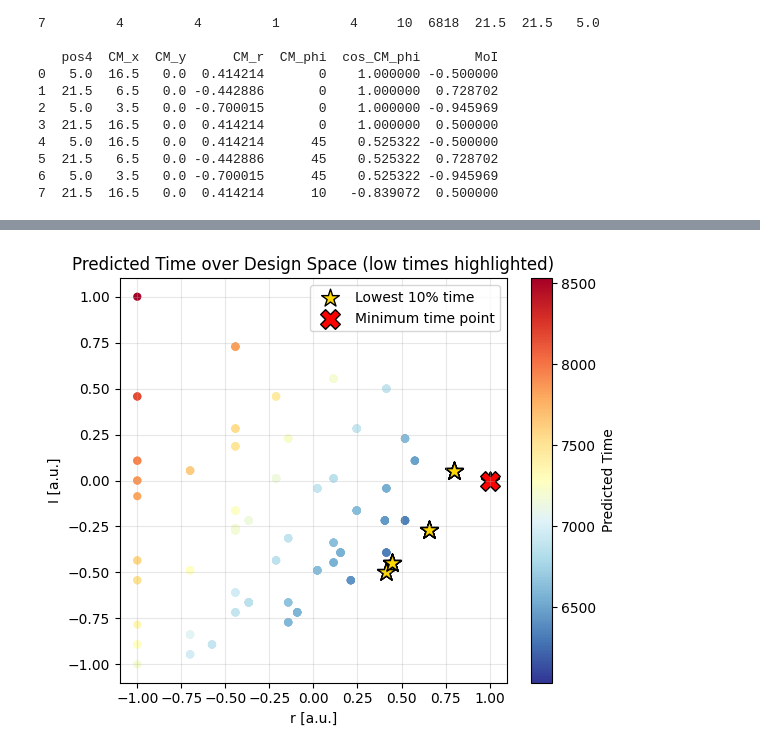
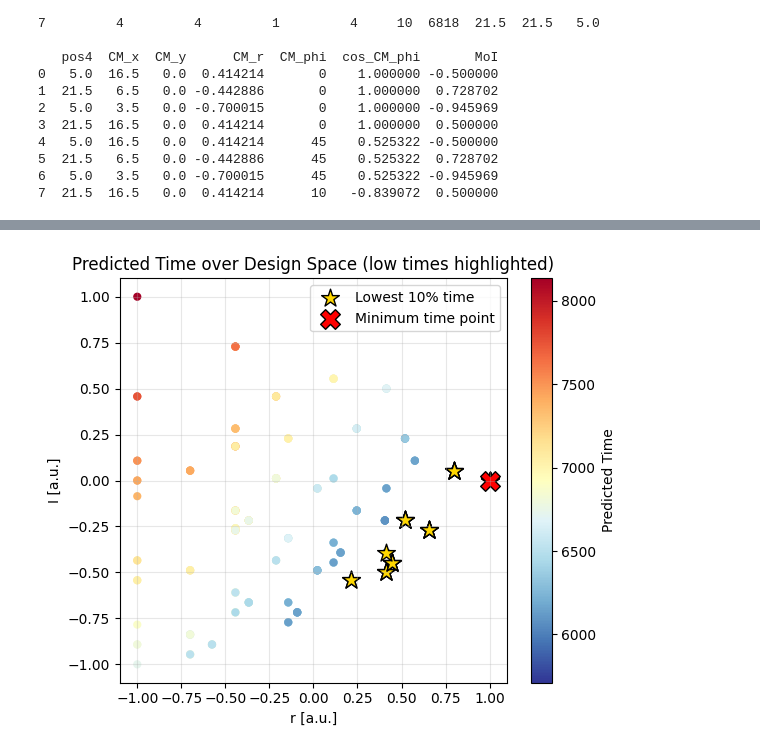
Before and after one commit to Fantastic-Fabian/Doe, a Jupyter notebook: Project.ipynb, the cells around one changed output, grey strips where cells are left out. Drawn from its saved outputs; the diff is of its cells as text; code cells hidden in the pictures.

```diff
--- a/Project.ipynb
+++ b/Project.ipynb
@@ -24,7 +24,7 @@ df["CM_x"] = df["pos1"] - df["pos3"]
 df["CM_y"] = df["pos4"] - df["pos2"]
 df["CM_r"] = np.sqrt(df["CM_x"]**2 + df["CM_y"]**2)
 df["CM_phi"] = np.arctan2(df["CM_y"], df["CM_x"])
-df["CM_cos_phi"] = np.cos(df["CM_phi"])
+df["cos_CM_phi"] = np.cos(df["CM_phi"])
 
 df["MoI"] = (df["pos1"]**2 + df["pos2"]**2 + df["pos3"]**2 + df["pos4"]**2)/4
 
@@ -36,12 +36,12 @@ def scale_MoI(x):
 CM_r_max, CM_r_min = df["CM_r"].max(), df["CM_r"].min()
 def scale_CM_r(x):
     return 2 * (x - CM_r_min) / (CM_r_max - CM_r_min) - 1
-CM_cos_phi_max, CM_cos_phi_min = df["CM_cos_phi"].max(), df["CM_cos_phi"].min()
+CM_cos_phi_max, CM_cos_phi_min = df["cos_CM_phi"].max(), df["cos_CM_phi"].min()
 def scale_CM_cos_phi(x):
     return 2 * (x - CM_cos_phi_min) / (CM_cos_phi_max - CM_cos_phi_min) - 1
 df["MoI"] = df["MoI"].apply(scale_MoI)
 df["CM_r"] = df["CM_r"].apply(scale_CM_r)
-df["CM_cos_phi"] = df["CM_cos_phi"].apply(scale_CM_cos_phi)
+df["cos_CM_phi"] = df["cos_CM_phi"].apply(scale_CM_cos_phi)
 # %%
 plt.figure()
 plt.scatter(df["CM_r"], df["MoI"])
@@ -330,38 +334,40 @@ plt.show()
 # %%
 # evaluate all points in df based on the model (phi fixed at 0)
-df['predicted_time'] = model_function((df['MoI'], df['CM_r'], -1), *popt)
+df['predicted_time_interaction'] = interaction(np.vstack((df["MoI"], df["CM_r"], df["cos_CM_phi"])), *popt_int)
 
-plt.figure(figsize=(6,5))
-sc = plt.scatter(df["CM_r"], df["MoI"],
-                 c=df["predicted_time"],
-                 cmap='RdYlBu_r',
-                 s=35,
-                 edgecolor='none')
+def plot_predicted_time(df, col):
+    plt.figure(figsize=(6,5))
+    sc = plt.scatter(df["CM_r"], df["MoI"],
+                    c=df[col],
+                    cmap='RdYlBu_r',
+                    s=35,
+                    edgecolor='none')
 
-# highlight the lowest 10 (or all below 10th percentile if fewer)
-low_threshold = df['predicted_time'].quantile(0.10)
-low_points = df[df['predicted_time'] <= low_threshold]
-plt.scatter(low_points["CM_r"], low_points["MoI"],
-            marker='*', s=180, c='gold', edgecolor='black',
-            label='Lowest 10% time')
+    # highlight the lowest 10 (or all below 10th percentile if fewer)
+    low_threshold = df[col].quantile(0.10)
+    low_points = df[df[col] <= low_threshold]
+    plt.scatter(low_points["CM_r"], low_points["MoI"],
+                marker='*', s=180, c='gold', edgecolor='black',
+                label='Lowest 10% time')
 
-# show lowest time point
-min_point = df.loc[df['predicted_time'].idxmin()]
-plt.scatter(min_point["CM_r"], min_point["MoI"],
-            marker='X', s=200, c='red', edgecolor='black',
-            label='Minimum time point')
+    # show lowest time point
+    min_point = df.loc[df[col].idxmin()]
+    plt.scatter(min_point["CM_r"], min_point["MoI"],
+                marker='X', s=200, c='red', edgecolor='black',
+                label='Minimum time point')
 
-plt.colorbar(sc, label='Predicted Time')
-plt.xlabel("r [a.u.]")
-plt.ylabel("I [a.u.]")
-plt.title("Predicted Time over Design Space (low times highlighted)")
-plt.legend(loc='upper right', frameon=True)
-plt.grid(alpha=0.3)
-plt.tight_layout()
-plt.savefig("Predicted_Time_Design_Space_highlight_low.png", dpi=150)
-plt.show()
+    plt.colorbar(sc, label='Predicted Time')
+    plt.xlabel("r [a.u.]")
+    plt.ylabel("I [a.u.]")
+    plt.title("Predicted Time over Design Space (low times highlighted)")
+    plt.legend(loc='upper right', frameon=True)
+    plt.grid(alpha=0.3)
+    plt.tight_layout()
+    plt.savefig("Predicted_Time_Design_Space_highlight_low.png", dpi=150)
+    plt.show()
+plot_predicted_time(df, 'predicted_time_interaction')
 # %% [output]
-[figure, old version]
+[figure, new version]
 # %%
 print(df[(np.abs(df.CM_r) < 0.1) & (np.abs(df.MoI)<0.1)].head())
 # %% [output]
```
Also changed, not shown: parts of 8 cells of this notebook.
